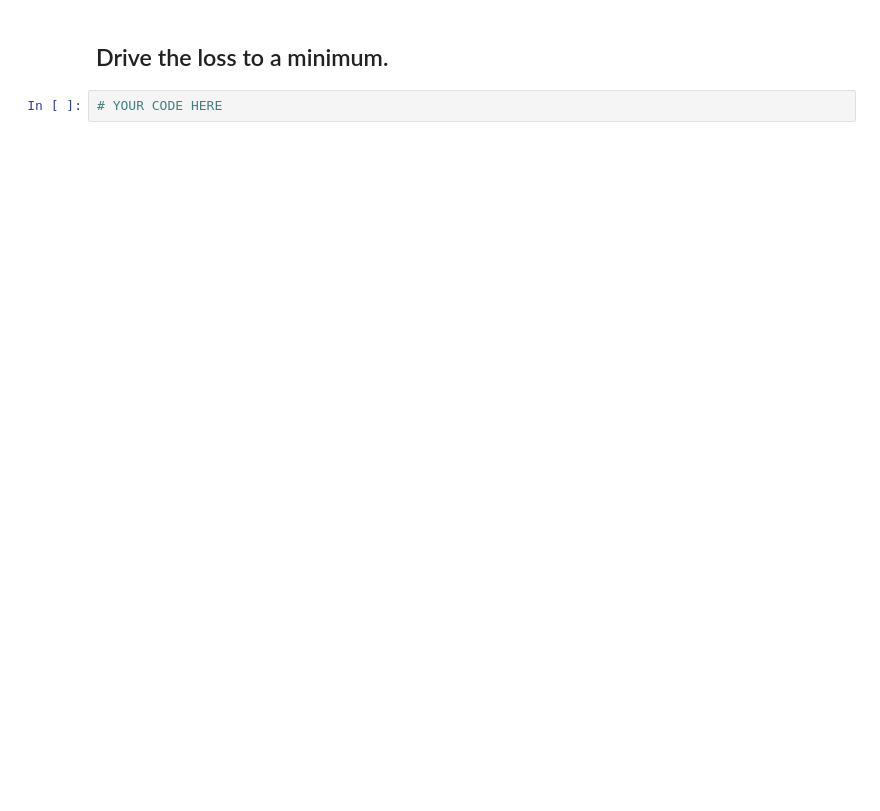
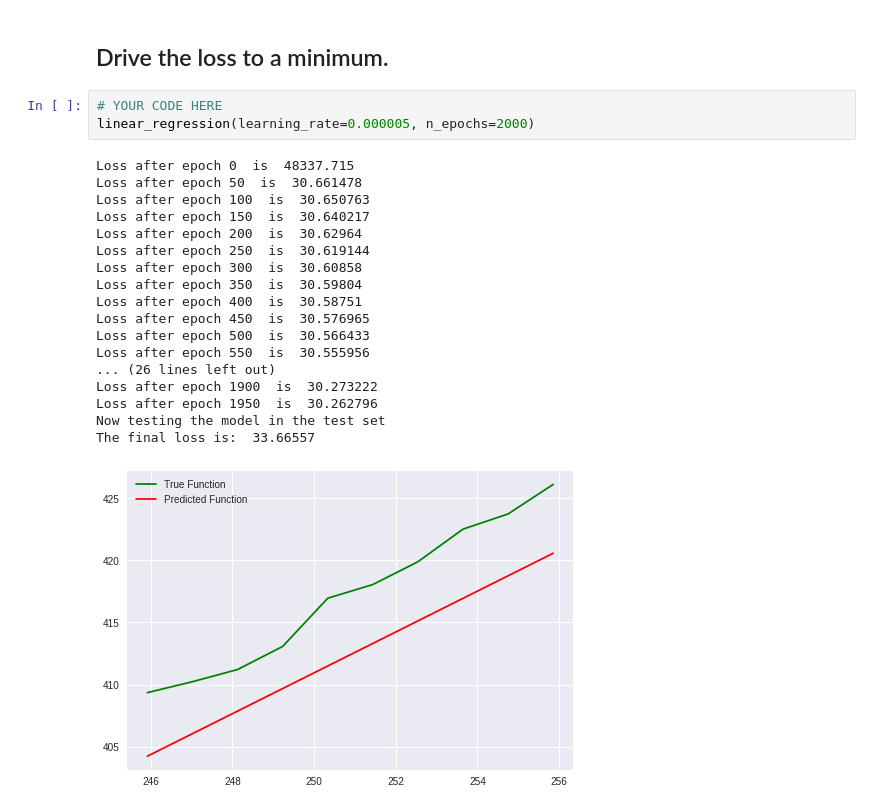
Before and after one commit to MLCCKolkata/Assignment-4, a Jupyter notebook: First_Date_with_TensorFlow.ipynb, the cells around one changed output. Saved outputs shown, nothing was run; the diff lists cells and outputs as text; blank space fills up the shorter version.

```diff
--- a/First_Date_with_TensorFlow.ipynb
+++ b/First_Date_with_TensorFlow.ipynb
@@ -449,3 +451,23 @@ The final loss is:  38.794384
 ## Drive the loss to a minimum.
 # %%
 # YOUR CODE HERE
+linear_regression(learning_rate=0.000005, n_epochs=2000)
+# %% [output]
+Loss after epoch 0  is  48337.715
+Loss after epoch 50  is  30.661478
+Loss after epoch 100  is  30.650763
+Loss after epoch 150  is  30.640217
+Loss after epoch 200  is  30.62964
+Loss after epoch 250  is  30.619144
+Loss after epoch 300  is  30.60858
+Loss after epoch 350  is  30.59804
+Loss after epoch 400  is  30.58751
+Loss after epoch 450  is  30.576965
+Loss after epoch 500  is  30.566433
+Loss after epoch 550  is  30.555956
+... (26 lines left out)
+Loss after epoch 1900  is  30.273222
+Loss after epoch 1950  is  30.262796
+Now testing the model in the test set
+The final loss is:  33.66557
+[figure, added]
```
Also changed, not shown: parts of 13 cells of this notebook.
